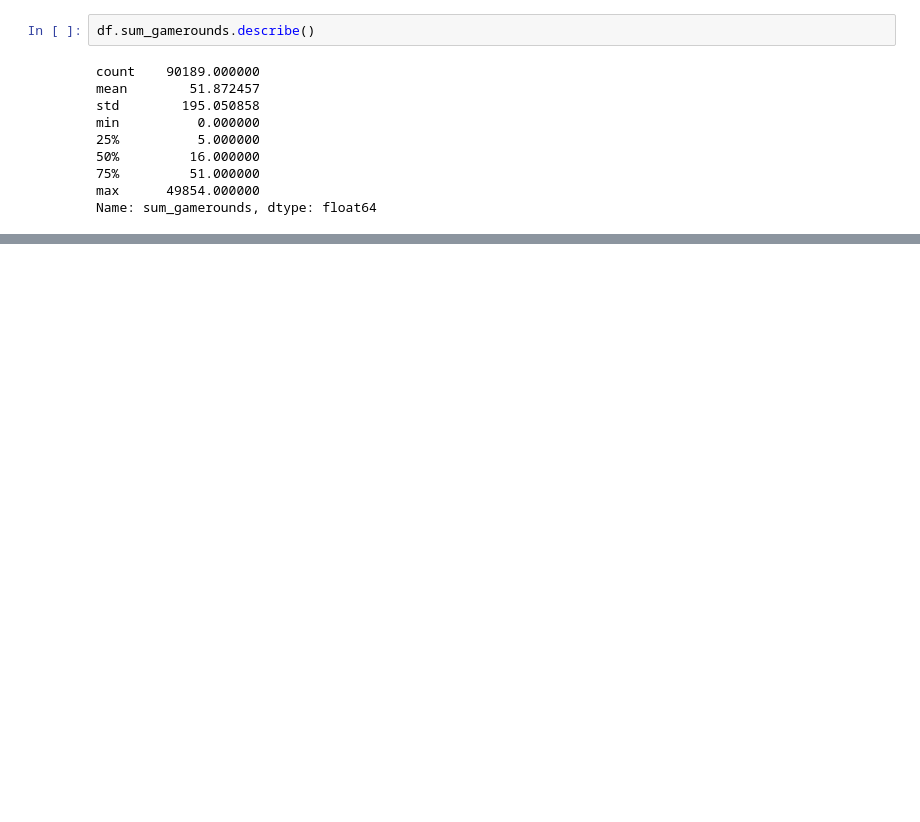
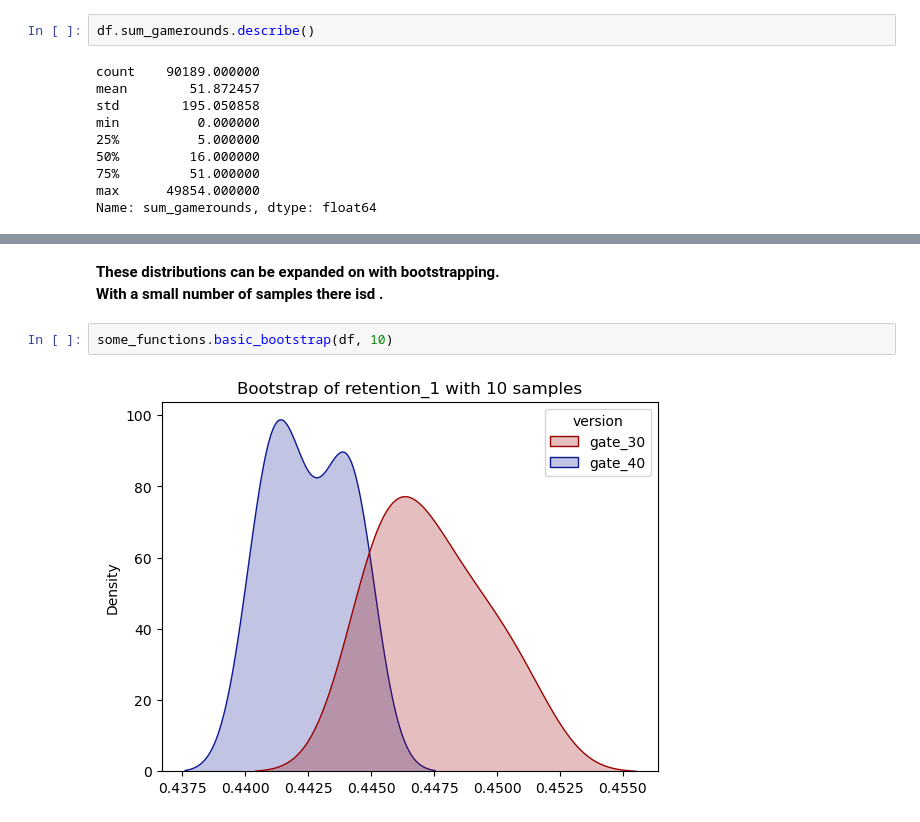
Before and after one commit to Lughaidh-w/AB-Testing-Cookie-Cats, a Jupyter notebook: notebooks/ab-testing-cookie-cats.ipynb, the cells around one changed output, grey strips where cells are left out. Saved outputs shown, nothing was run; the diff lists cells and outputs as text; blank space fills up the shorter version.

```diff
--- a/notebooks/ab-testing-cookie-cats.ipynb
+++ b/notebooks/ab-testing-cookie-cats.ipynb
@@ -113,0 +146,7 @@ df['sum_gamerounds_log'].name
+# %% [markdown]
+<b>These distributions can be expanded on with bootstrapping.<br>
+<b>With a small number of samples there isd .
+# %%
+some_functions.basic_bootstrap(df, 10)
+# %% [output]
+[figure, added]
```
Also changed, not shown: parts of 20 cells of this notebook, 2 other files.
